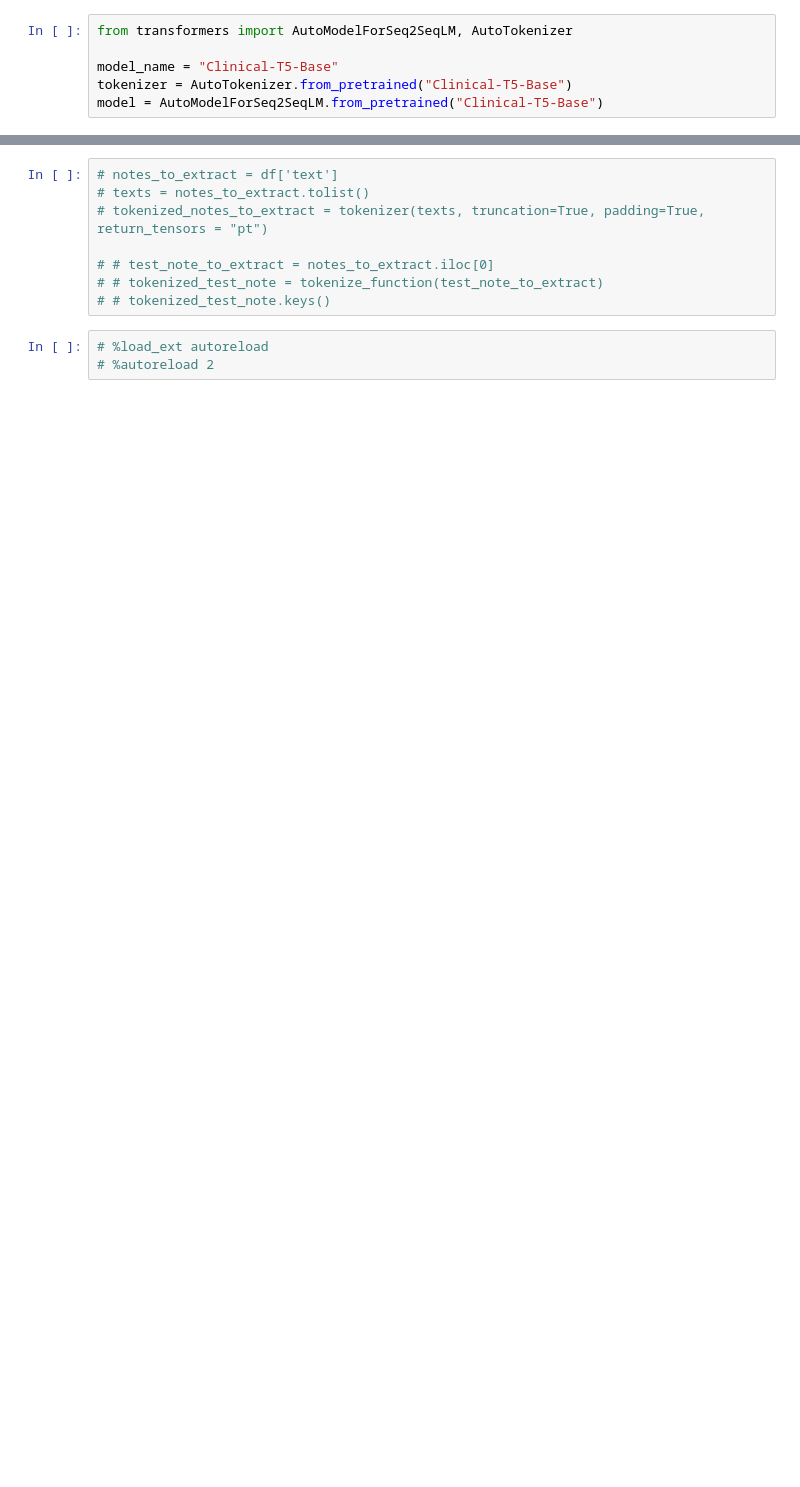
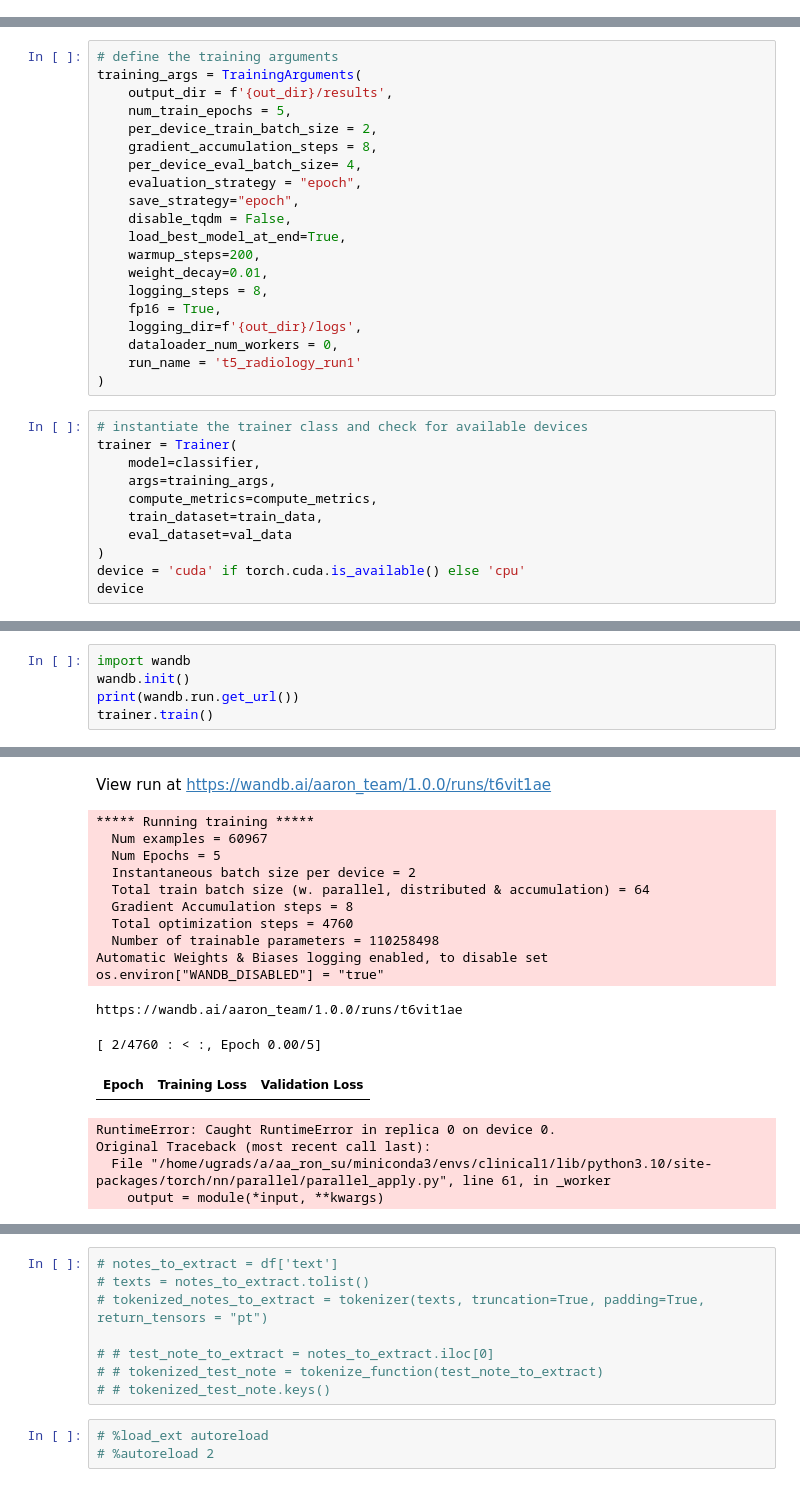
Before and after one commit to BoXHED/BoxHED2.0_Fuse, a Jupyter notebook: finetune1.ipynb, the cells around one changed output, grey strips where cells are left out. Saved outputs shown, nothing was run; the diff lists cells and outputs as text; blank space fills up the shorter version.

Commit message:
finetune uses trainer. About to implement different models.

```diff
--- a/finetune1.ipynb
+++ b/finetune1.ipynb
@@ -18,6 +69,0 @@ reading notes and target from /home/ugrads/a/aa_ron_su/JSS_SUBMISSION_NEW/data/t
-# %%
-from transformers import AutoModelForSeq2SeqLM, AutoTokenizer
-
-model_name = "Clinical-T5-Base"
-tokenizer = AutoTokenizer.from_pretrained("Clinical-T5-Base")
-model = AutoModelForSeq2SeqLM.from_pretrained("Clinical-T5-Base")
@@ -120,0 +139,31 @@ device: cuda
+# %%
+# define the training arguments
+training_args = TrainingArguments(
+    output_dir = f'{out_dir}/results',
+    num_train_epochs = 5,
+    per_device_train_batch_size = 2,
+    gradient_accumulation_steps = 8,
+    per_device_eval_batch_size= 4,
+    evaluation_strategy = "epoch",
+    save_strategy="epoch",
+    disable_tqdm = False,
+    load_best_model_at_end=True,
+    warmup_steps=200,
+    weight_decay=0.01,
+    logging_steps = 8,
+    fp16 = True,
+    logging_dir=f'{out_dir}/logs',
+    dataloader_num_workers = 0,
+    run_name = 't5_radiology_run1'
+)
+# %%
+# instantiate the trainer class and check for available devices
+trainer = Trainer(
+    model=classifier,
+    args=training_args,
+    compute_metrics=compute_metrics,
+    train_dataset=train_data,
+    eval_dataset=val_data
+)
+device = 'cuda' if torch.cuda.is_available() else 'cpu'
+device
@@ -120,0 +173,6 @@ device: cuda
+# %%
+import wandb
+wandb.init()
+print(wandb.run.get_url())
+trainer.train()
+# %% [output]
@@ -121 +185,18 @@ device: cuda
+View run at https://wandb.ai/aaron_team/1.0.0/runs/t6vit1ae
+***** Running training *****
+  Num examples = 60967
+  Num Epochs = 5
+  Instantaneous batch size per device = 2
+  Total train batch size (w. parallel, distributed & accumulation) = 64
+  Gradient Accumulation steps = 8
+  Total optimization steps = 4760
+  Number of trainable parameters = 110258498
+Automatic Weights & Biases logging enabled, to disable set os.environ["WANDB_DISABLED"] = "true"
+https://wandb.ai/aaron_team/1.0.0/runs/t6vit1ae
+[ 2/4760 : < :, Epoch 0.00/5]
+| Epoch | Training Loss | Validation Loss |
+RuntimeError: Caught RuntimeError in replica 0 on device 0.
+Original Traceback (most recent call last):
+  File "/home/ugrads/a/aa_ron_su/miniconda3/envs/clinical1/lib/python3.10/site-packages/torch/nn/parallel/parallel_apply.py", line 61, in _worker
+    output = module(*input, **kwargs)
 # %%
```
Also changed, not shown: parts of 45 cells of this notebook, 3 other files.
